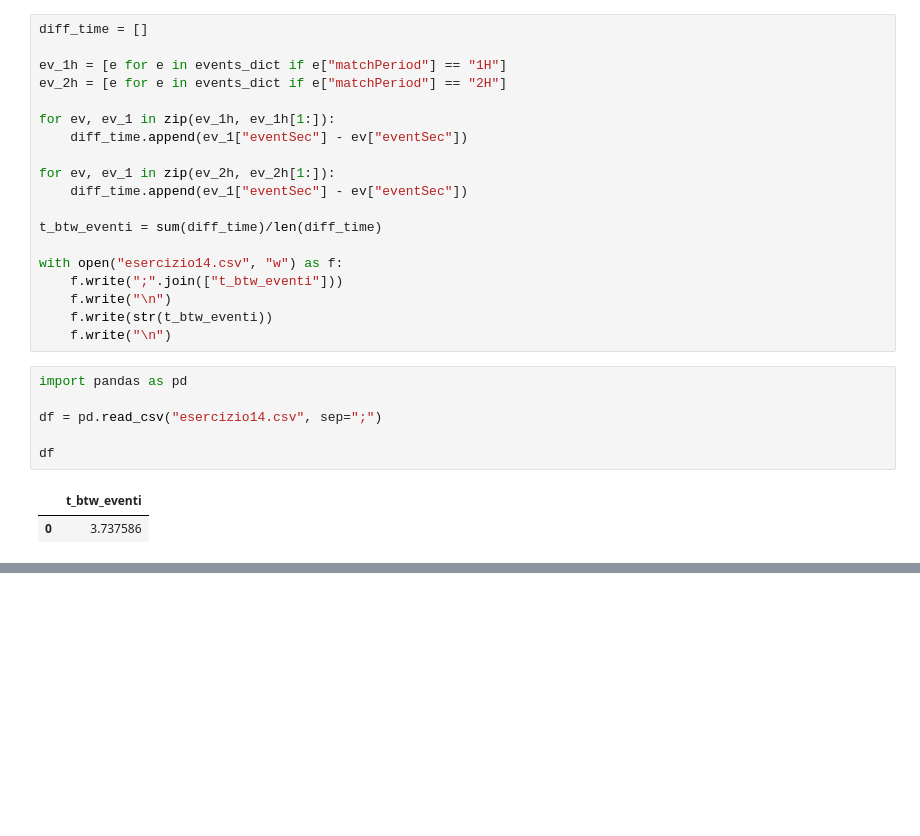
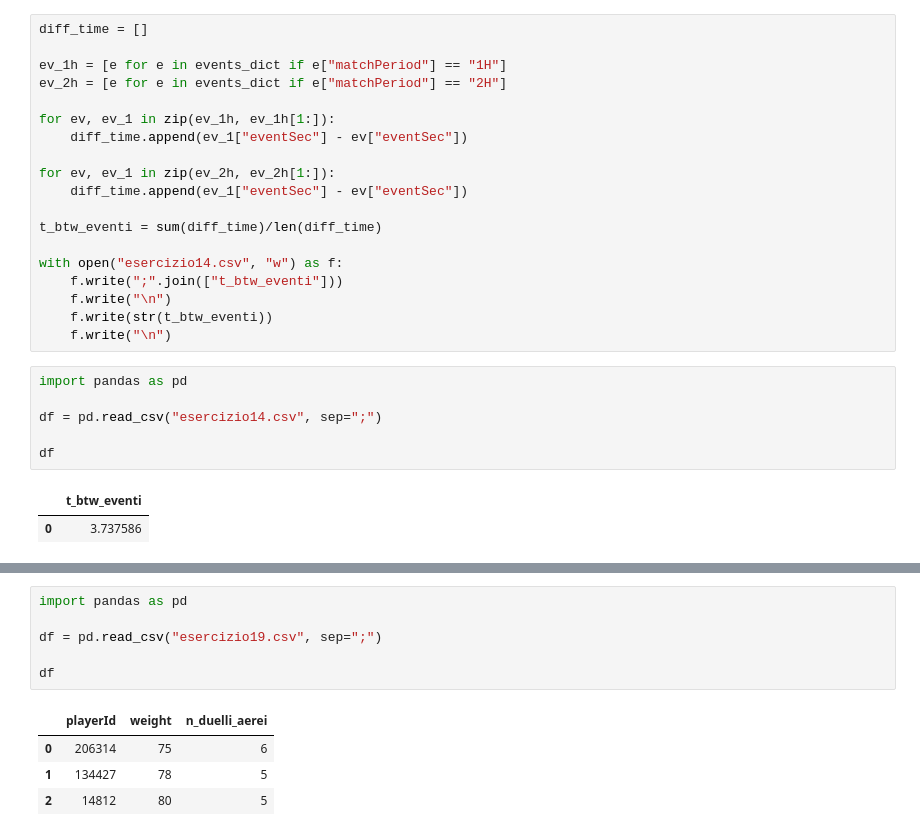
Before and after one commit to gfedi/servififa, a Jupyter notebook: 2019/notebooks/Antonio.ipynb, the cells around one changed output, grey strips where cells are left out. Saved outputs shown, nothing was run; the diff lists cells and outputs as text; blank space fills up the shorter version.

```diff
--- a/2019/notebooks/Antonio.ipynb
+++ b/2019/notebooks/Antonio.ipynb
@@ -340,0 +389,11 @@ df
+# %%
+import pandas as pd
+
+df = pd.read_csv("esercizio19.csv", sep=";")
+
+df
+# %% [output]
+|  | playerId | weight | n_duelli_aerei |
+| 0 | 206314 | 75 | 6 |
+| 1 | 134427 | 78 | 5 |
+| 2 | 14812 | 80 | 5 |
```
Also changed, not shown: parts of 7 cells of this notebook.
